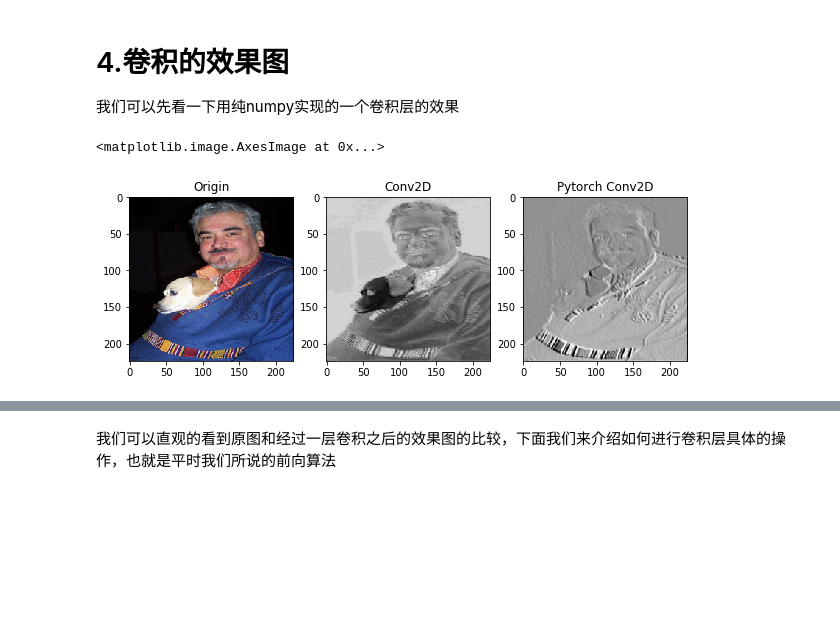
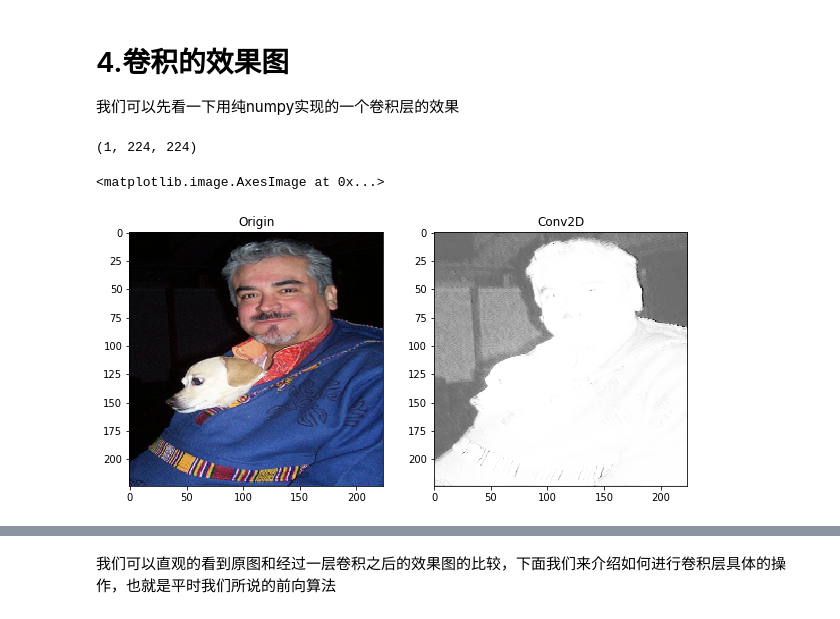
Before and after one commit to JJZHK-AI/AIKnowledgeBase, a Jupyter notebook: 03.深度学习/01.神经网络基础/05.卷积神经网络.02.卷积层.ipynb, the cells around one changed output, grey strips where cells are left out. Drawn from its saved outputs; the diff is of its cells as text; code cells hidden in the pictures; blank space fills up the shorter version.

```diff
--- a/03.深度学习/01.神经网络基础/05.卷积神经网络.02.卷积层.ipynb
+++ b/03.深度学习/01.神经网络基础/05.卷积神经网络.02.卷积层.ipynb
@@ -24,47 +24,38 @@
 # %%
 import cv2
 import matplotlib.pyplot as plt
 import numpy as np
 
 import torchvision.models as models
 import torch
-import JLib.pyn.cnn.python_layer as epcl
-import JLib.pyn.cnn.functions as epcf
+from JLib.pyn.layers import Conv2D
+from JLib.pyn.functions import preprocess_image
 
 plt.figure(figsize=(10,10), facecolor='w')
 imagePath = "data/ConvVisible01.jpg"
+
 img = cv2.imread(imagePath)
 basicImage = cv2.cvtColor(img, cv2.COLOR_BGR2RGB)
-originImg = cv2.resize(basicImage, (224,224))
-plt.subplot(1,3,1)
+originImg = cv2.resize(basicImage, (224, 224))
+plt.subplot(1, 2, 1)
 plt.title('Origin')
 plt.imshow(originImg)
 
-conv1 = epcl.Conv2D(3, 64, 3, 1, 'SAME')
-img = epcf.preprocess_image(basicImage).transpose((0, 2, 3, 1))
-features = conv1(img)
-feature = features[:, :, :,0]
-feature = np.reshape(feature, newshape=(feature.shape[1], feature.shape[2]))
+convImage = np.expand_dims(originImg, axis=0)
+conv = Conv2D(convImage.shape, 12, 3, 1, 'SAME')
+convImage = conv.forward(convImage) # 这里使用的是初始化权重，还没有进行过迭代
+convImage = convImage[:, :, :, 0]
+print(convImage.shape)
+feature = np.reshape(convImage, newshape=(convImage.shape[1], convImage.shape[2]))
 feature = 1.0 / (1 + np.exp(-1 * feature))
 feature = np.round(feature * 255)
-plt.subplot(1,3,2)
+plt.subplot(1, 2, 2)
 plt.title('Conv2D')
 plt.imshow(feature, cmap='gray')
-
-model = models.vgg16(pretrained=True).features
-img = epcf.preprocess_image(basicImage)
-features = model[0](torch.autograd.Variable(torch.FloatTensor(img)))
-feature = features[:, 0, :, :]
-feature = feature.view(feature.shape[1], feature.shape[2])
-feature = feature.data.numpy()
-feature = 1.0 / (1 + np.exp(-1 * feature))
-feature = np.round(feature * 255)
-plt.subplot(1,3,3)
-plt.title('Pytorch Conv2D')
-plt.imshow(feature, cmap='gray')
 # %% [output]
-<matplotlib.image.AxesImage at 0x...>
+(1, 224, 224)
+<matplotlib.image.AxesImage at 0x...>
-[figure, old version]
+[figure, new version]
 # %% [markdown]
 ![Images](Images/05_02_001.jpg)
 # %% [markdown]
```
Also changed, not shown: 8 other files.
